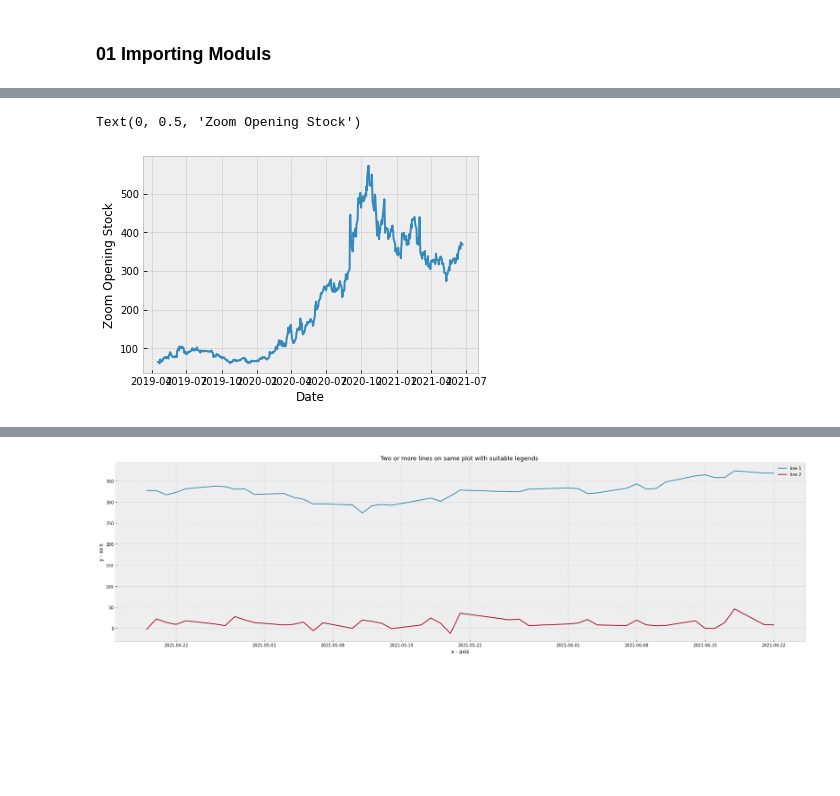
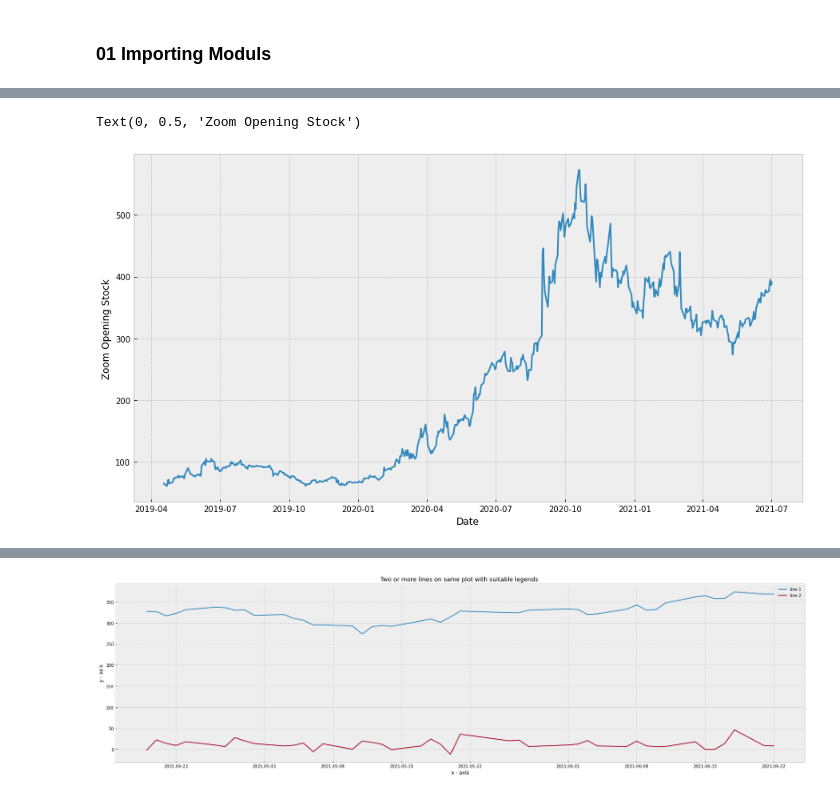
Before and after one commit to Louisaebert/Stock_Prediction, a Jupyter notebook: Stock_4_.ipynb, the cells around one changed output, grey strips where cells are left out. Drawn from its saved outputs; the diff is of its cells as text; code cells hidden in the pictures; blank space fills up the shorter version.

```diff
--- a/Stock_4_.ipynb
+++ b/Stock_4_.ipynb
@@ -84,10 +116,11 @@ memory usage: 390.3 KB
 # %%
+plt.figure(figsize=[15,8])
 plt.plot(data.datetime,data.Open)
 plt.xlabel("Date")
 plt.ylabel("Zoom Opening Stock")
 # %% [output]
 Text(0, 0.5, 'Zoom Opening Stock')
-[figure, old version]
+[figure, new version]
 # %%
 #pip install finnhub-python
 #!pip install pystan==2.19.1.1.
```
Also changed, not shown: parts of 9 cells of this notebook, 6 other files.
